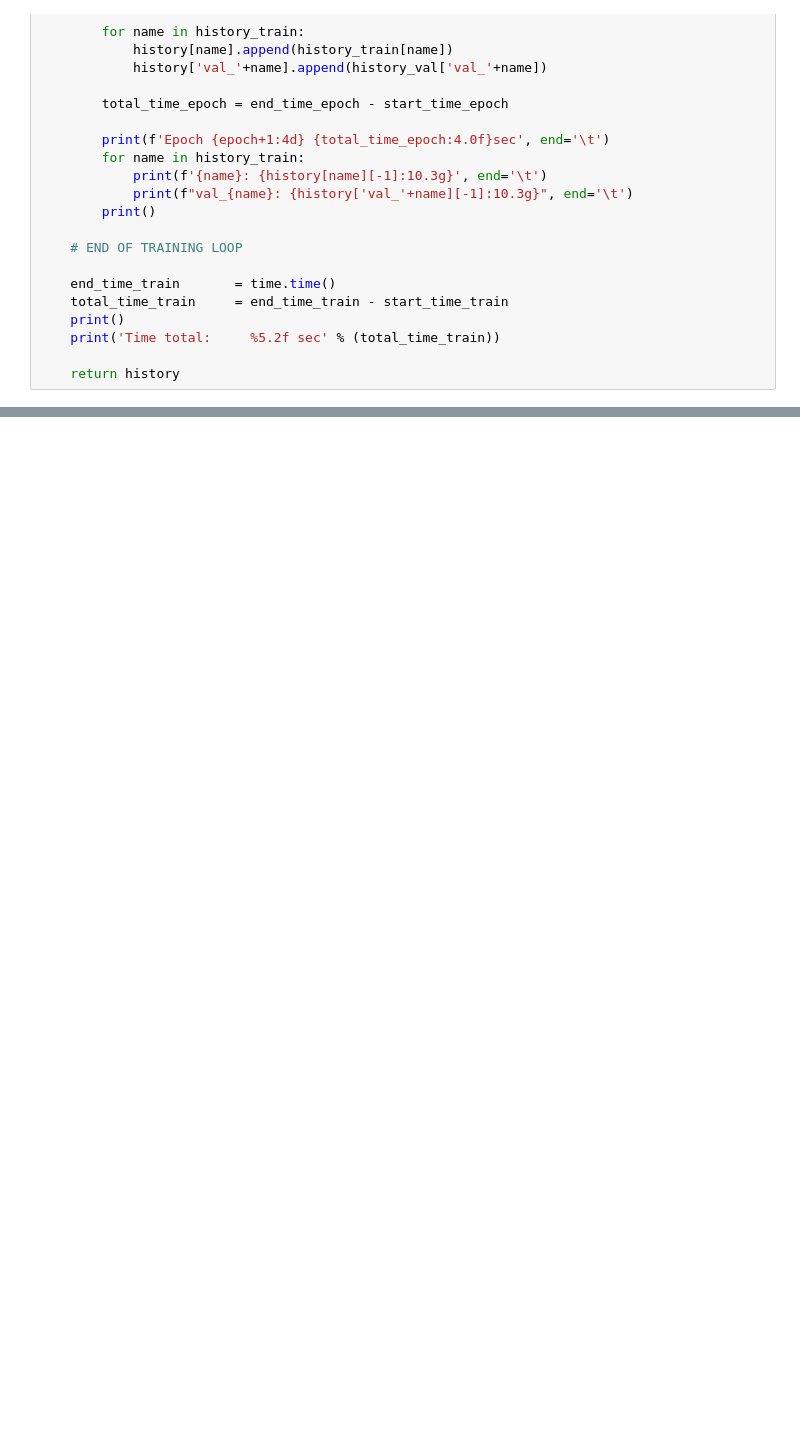
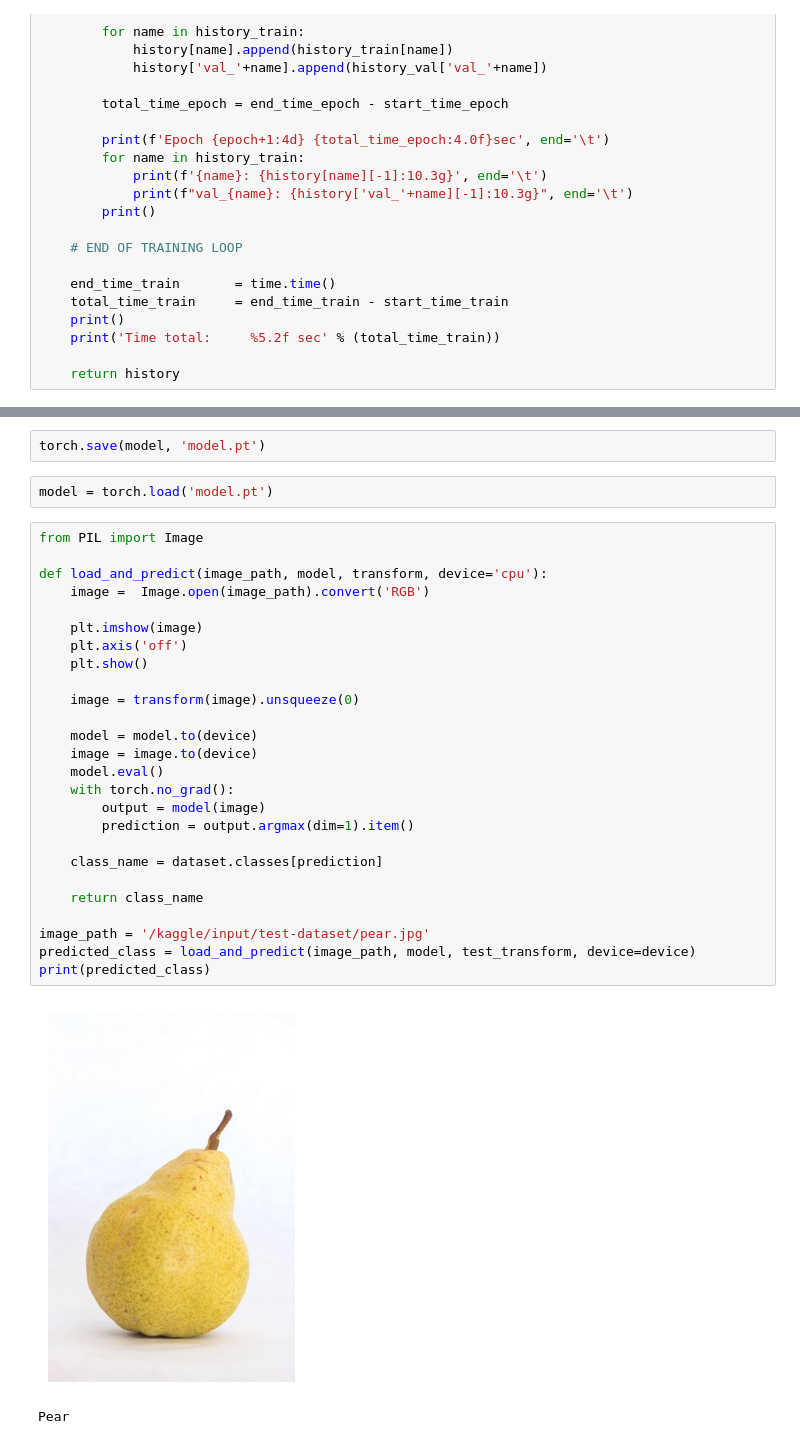
Before and after one commit to shaya-686/AI, a Jupyter notebook: fruit-classification.ipynb, the cells around one changed output, grey strips where cells are left out. Cells and saved outputs as stored; diff of their text form; blank space fills up the shorter version.

Commit message:
Kaggle Notebook | fruit_classification | Version 7

```diff
--- a/fruit-classification.ipynb
+++ b/fruit-classification.ipynb
@@ -460,0 +442,33 @@ plt.plot()
+# %%
+torch.save(model, 'model.pt')
+# %%
+model = torch.load('model.pt')
+# %%
+from PIL import Image
+
+def load_and_predict(image_path, model, transform, device='cpu'):
+    image =  Image.open(image_path).convert('RGB')
+
+    plt.imshow(image)
+    plt.axis('off')
+    plt.show()
+
+    image = transform(image).unsqueeze(0)
+
+    model = model.to(device)
+    image = image.to(device)
+    model.eval()
+    with torch.no_grad():
+        output = model(image)
+        prediction = output.argmax(dim=1).item()
+
+    class_name = dataset.classes[prediction]
+
+    return class_name
+
+image_path = '/kaggle/input/test-dataset/pear.jpg'
+predicted_class = load_and_predict(image_path, model, test_transform, device=device)
+print(predicted_class)
+# %% [output]
+[figure, added]
+Pear
```
Also changed, not shown: parts of 11 cells of this notebook.
